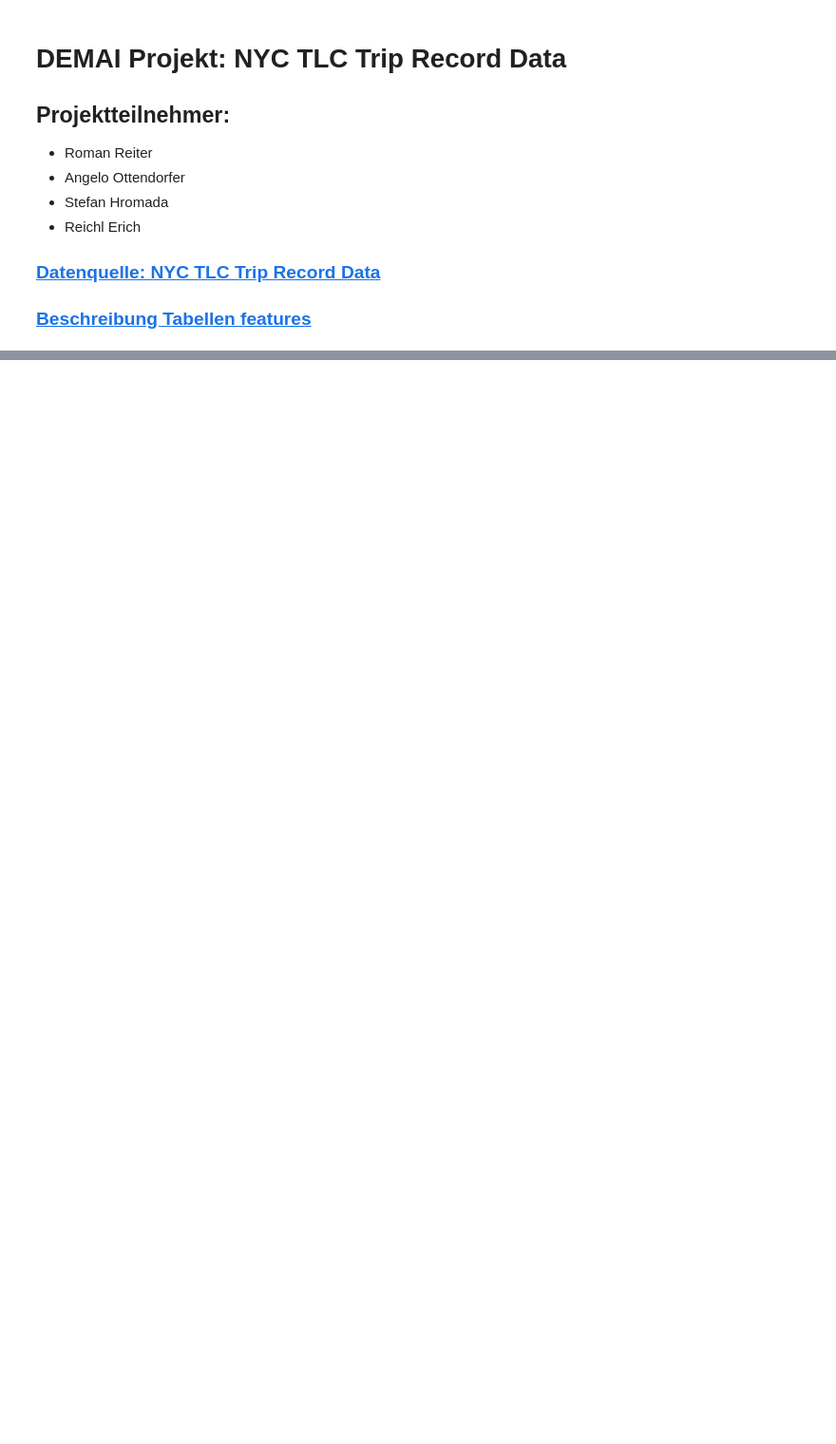
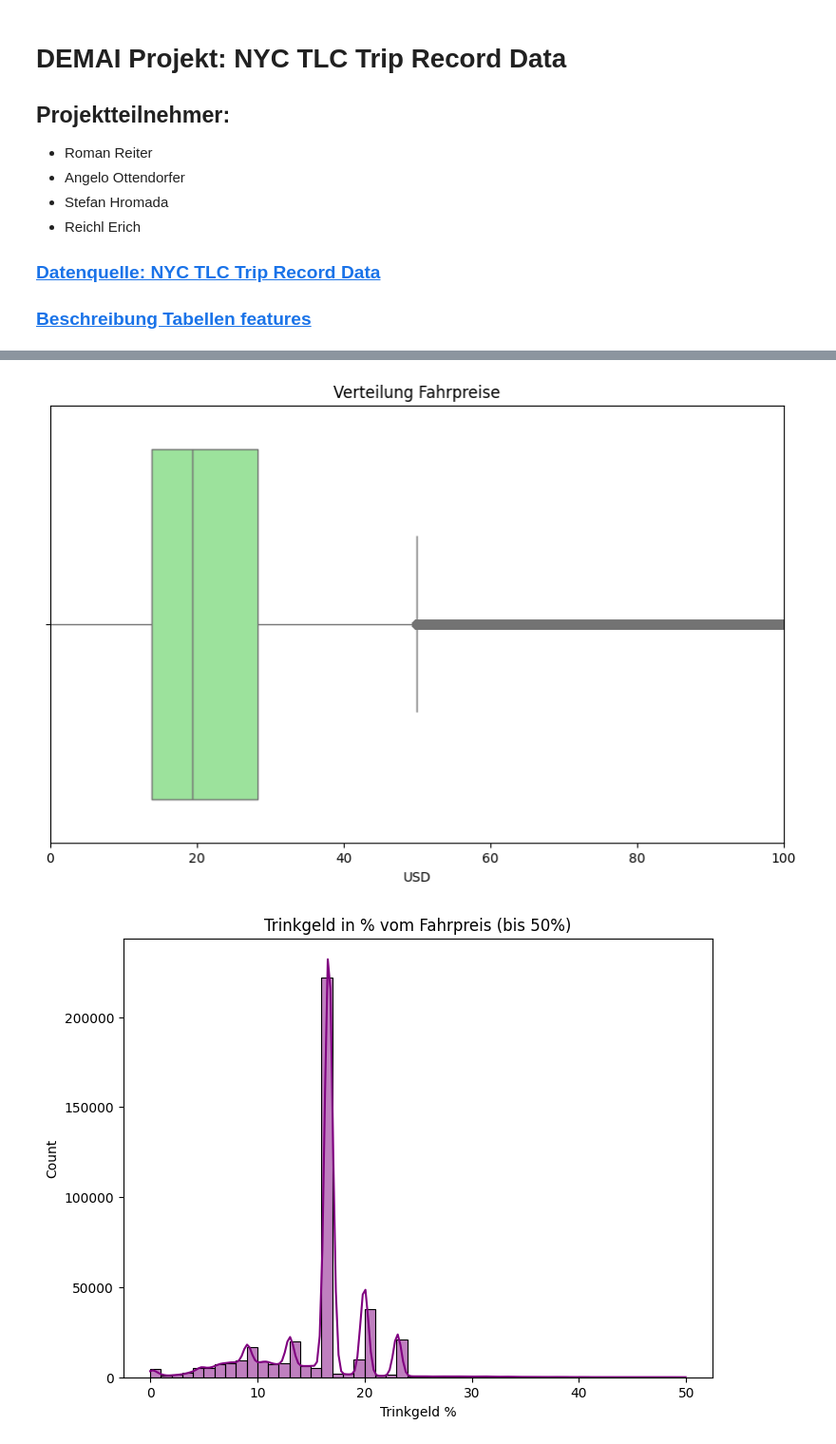
Before and after one commit to StefanHromada02/DEMAI-nyc-taxi-rides, a Jupyter notebook: Project.ipynb, the cells around one changed output, grey strips where cells are left out. Shown at 95% size. Drawn from its saved outputs; the diff is of its cells as text; code cells hidden in the pictures; blank space fills up the shorter version.

```diff
--- a/Project.ipynb
+++ b/Project.ipynb
@@ -52,0 +311,21 @@
+# %%
+# Boxplot für Preise
+plt.figure(figsize=(10,6))
+sns.boxplot(x=trips["total_amount"], color="lightgreen")
+plt.title("Verteilung Fahrpreise")
+plt.xlabel("USD")
+plt.xlim(0, 100)
+plt.show()
+
+# Trinkgeld in %
+trips["tip_percent"] = (trips["tip_amount"] / trips["total_amount"]) * 100
+
+plt.figure(figsize=(8,6))
+sns.histplot(trips[(trips["tip_percent"] > 0) & (trips["tip_percent"] < 50)]["tip_percent"],
+             bins=50, kde=True, color="purple")
+plt.title("Trinkgeld in % vom Fahrpreis (bis 50%)")
+plt.xlabel("Trinkgeld %")
+plt.show()
+# %% [output]
+[figure, added]
+[figure, added]
```
Also changed, not shown: parts of 14 cells of this notebook, 16 other files.
